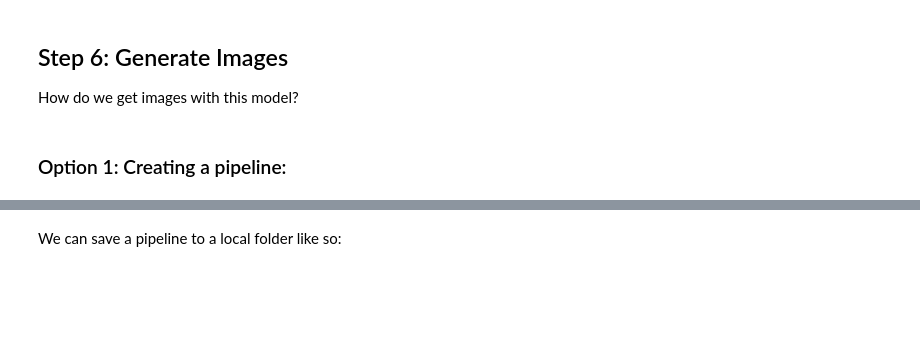
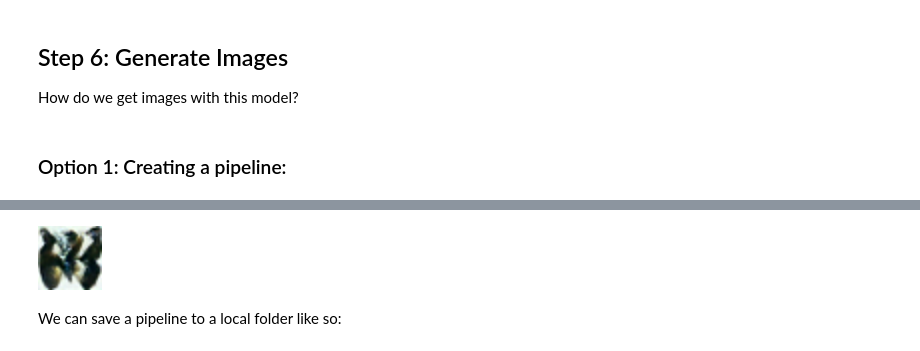
Before and after one commit to Likalto4/Diffusion_models_HF_course, a Jupyter notebook: introduction_to_diffusers.ipynb, the cells around one changed output, grey strips where cells are left out. Cells and saved outputs as stored; diff of their text form; code cells hidden in the pictures; blank space fills up the shorter version.

```diff
--- a/introduction_to_diffusers.ipynb
+++ b/introduction_to_diffusers.ipynb
@@ -420,3 +424,7 @@ pipeline_output.images[0]
+# %%
+make_grid(pipeline_output.images)
+# %% [output]
+[figure, added]
 # %% [markdown]
 We can save a pipeline to a local folder like so:
 # %%
```
Also changed, not shown: parts of 23 cells of this notebook.
